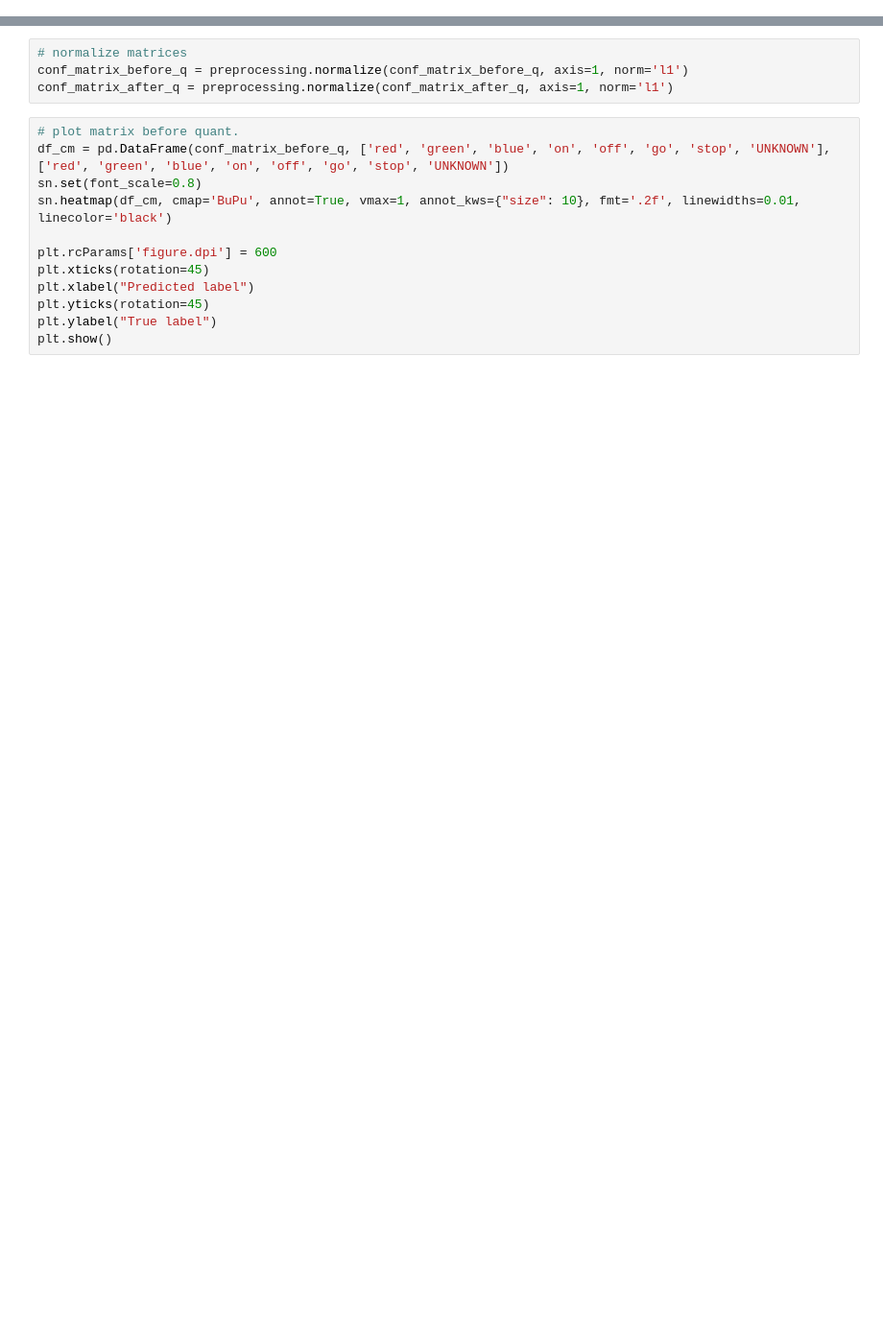
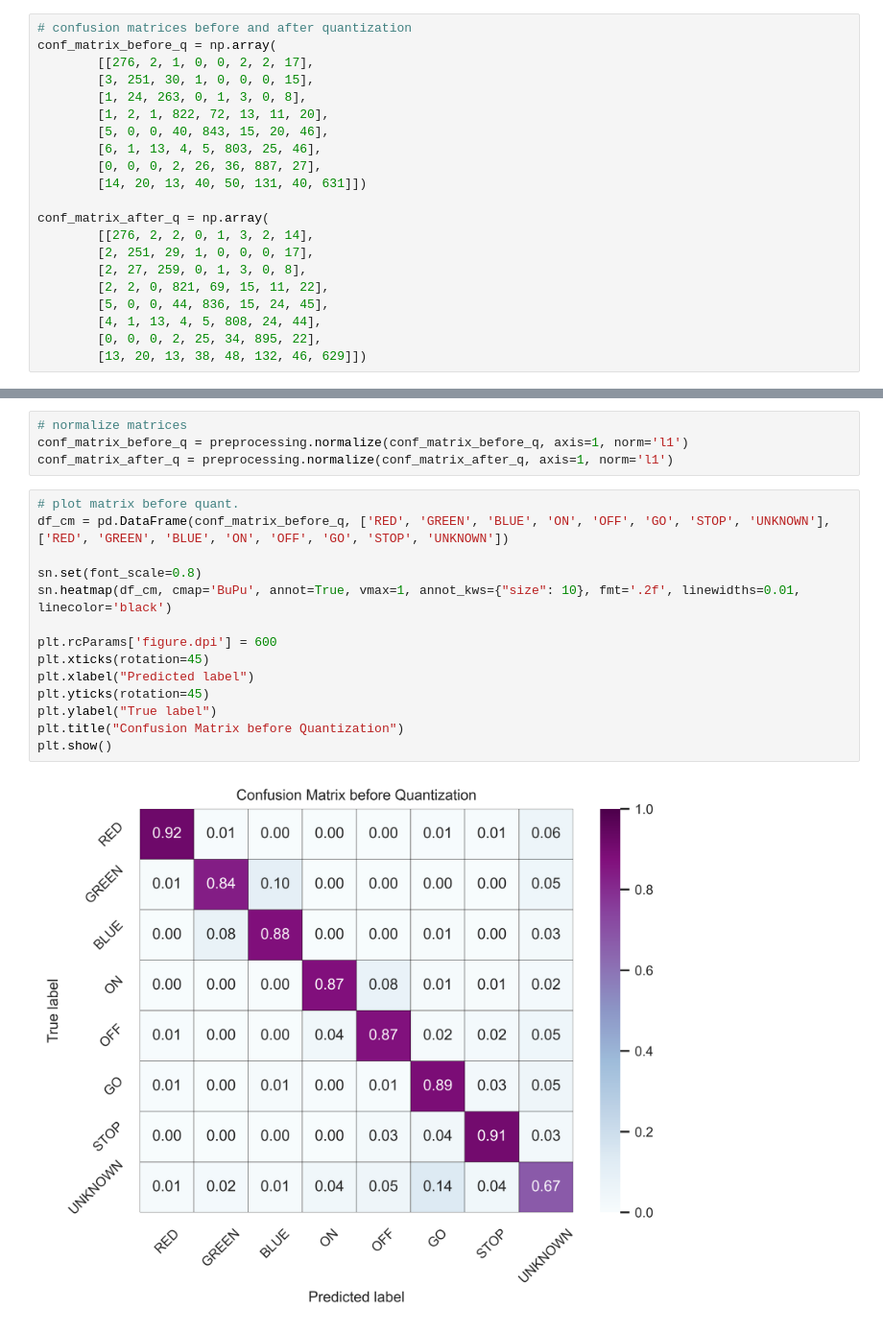
Before and after one commit to danpfister/ai8x-training, a Jupyter notebook: visuals_helper.ipynb, the cells around one changed output, grey strips where cells are left out. Shown at 96% size. Saved outputs shown, nothing was run; the diff lists cells and outputs as text; blank space fills up the shorter version.

```diff
--- a/visuals_helper.ipynb
+++ b/visuals_helper.ipynb
@@ -33,3 +12,24 @@ conf_matrix_after_q = np.array(
+# %%
+# confusion matrices before and after quantization
+conf_matrix_before_q = np.array(
+        [[276, 2, 1, 0, 0, 2, 2, 17],
+        [3, 251, 30, 1, 0, 0, 0, 15],
+        [1, 24, 263, 0, 1, 3, 0, 8],
+        [1, 2, 1, 822, 72, 13, 11, 20],
+        [5, 0, 0, 40, 843, 15, 20, 46],
+        [6, 1, 13, 4, 5, 803, 25, 46],
+        [0, 0, 0, 2, 26, 36, 887, 27],
+        [14, 20, 13, 40, 50, 131, 40, 631]])
+
+conf_matrix_after_q = np.array(
+        [[276, 2, 2, 0, 1, 3, 2, 14],
+        [2, 251, 29, 1, 0, 0, 0, 17],
+        [2, 27, 259, 0, 1, 3, 0, 8],
+        [2, 2, 0, 821, 69, 15, 11, 22],
+        [5, 0, 0, 44, 836, 15, 24, 45],
+        [4, 1, 13, 4, 5, 808, 24, 44],
+        [0, 0, 0, 2, 25, 34, 895, 22],
+        [13, 20, 13, 38, 48, 132, 46, 629]])
 # %%
 total_values = np.sum(conf_matrix_before_q, axis=1)
 # %%
@@ -60,15 +68,19 @@ conf_matrix_before_q = preprocessing.normalize(conf_matrix_before_q, axis=1, nor
 conf_matrix_after_q = preprocessing.normalize(conf_matrix_after_q, axis=1, norm='l1')
 # %%
 # plot matrix before quant.
-df_cm = pd.DataFrame(conf_matrix_before_q, ['red', 'green', 'blue', 'on', 'off', 'go', 'stop', 'UNKNOWN'], ['red', 'green', 'blue', 'on', 'off', 'go', 'stop', 'UNKNOWN'])
+df_cm = pd.DataFrame(conf_matrix_before_q, ['RED', 'GREEN', 'BLUE', 'ON', 'OFF', 'GO', 'STOP', 'UNKNOWN'], ['RED', 'GREEN', 'BLUE', 'ON', 'OFF', 'GO', 'STOP', 'UNKNOWN'])
+
 sn.set(font_scale=0.8)
 sn.heatmap(df_cm, cmap='BuPu', annot=True, vmax=1, annot_kws={"size": 10}, fmt='.2f', linewidths=0.01, linecolor='black')
 
 plt.rcParams['figure.dpi'] = 600
 plt.xticks(rotation=45)
 plt.xlabel("Predicted label")
 plt.yticks(rotation=45)
 plt.ylabel("True label")
+plt.title("Confusion Matrix before Quantization")
 plt.show()
+# %% [output]
+[figure, added]
 # %%
 # plot matrix after quant.
```
Also changed, not shown: parts of 8 cells of this notebook.
